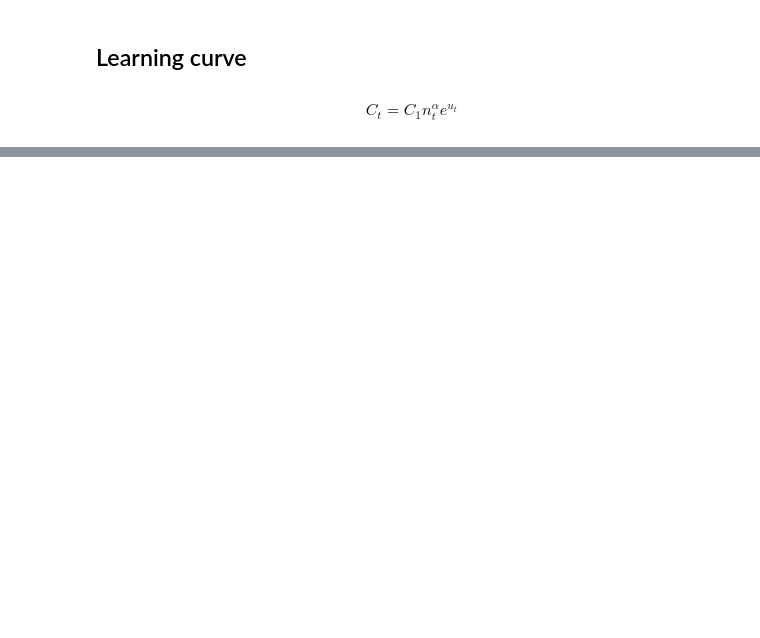
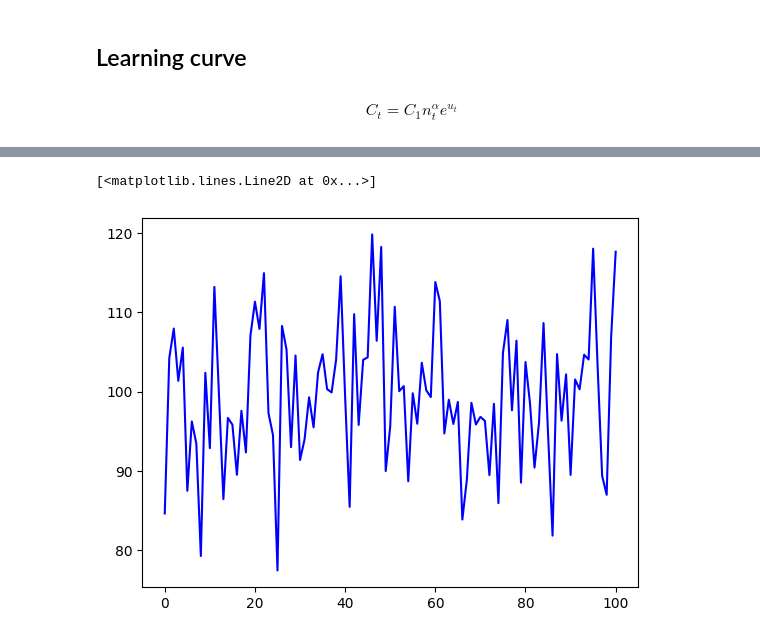
Before and after one commit to PythonScriptPlusPlus/PriceWars, a Jupyter notebook: proofs of concepts/graphs.ipynb, the cells around one changed output, grey strips where cells are left out. Saved outputs shown, nothing was run; the diff lists cells and outputs as text; code cells hidden in the pictures; blank space fills up the shorter version.

```diff
--- a/proofs of concepts/graphs.ipynb
+++ b/proofs of concepts/graphs.ipynb
@@ -81,0 +93,9 @@ plt.axhline(0, color='black', lw=0.5, ls='--')
+# %%
+res = []
+for i in range(0, 101):
+    res.append(np.random.normal(100, 10))
+
+plt.plot(range(0, 101), res, label='Random Normal Distribution', color='blue')
+# %% [output]
+[<matplotlib.lines.Line2D at 0x...>]
+[figure, added]
```
Also changed, not shown: parts of 4 cells of this notebook, 7 other files.
